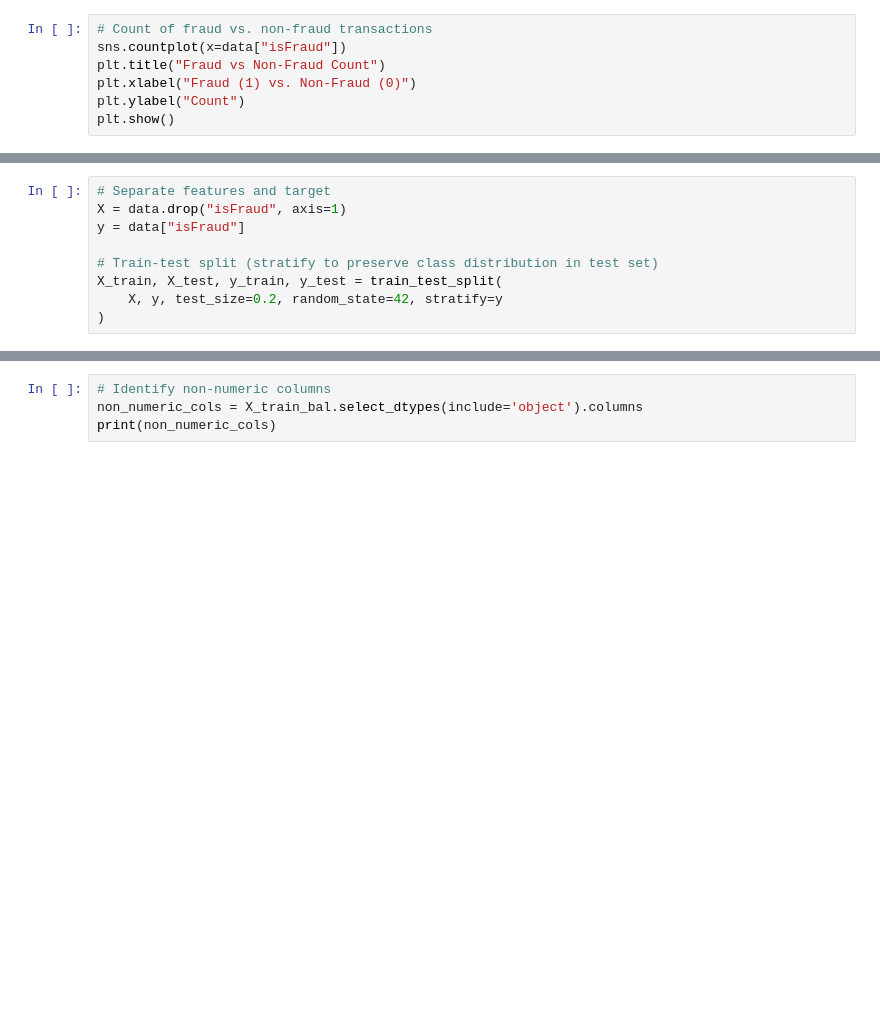
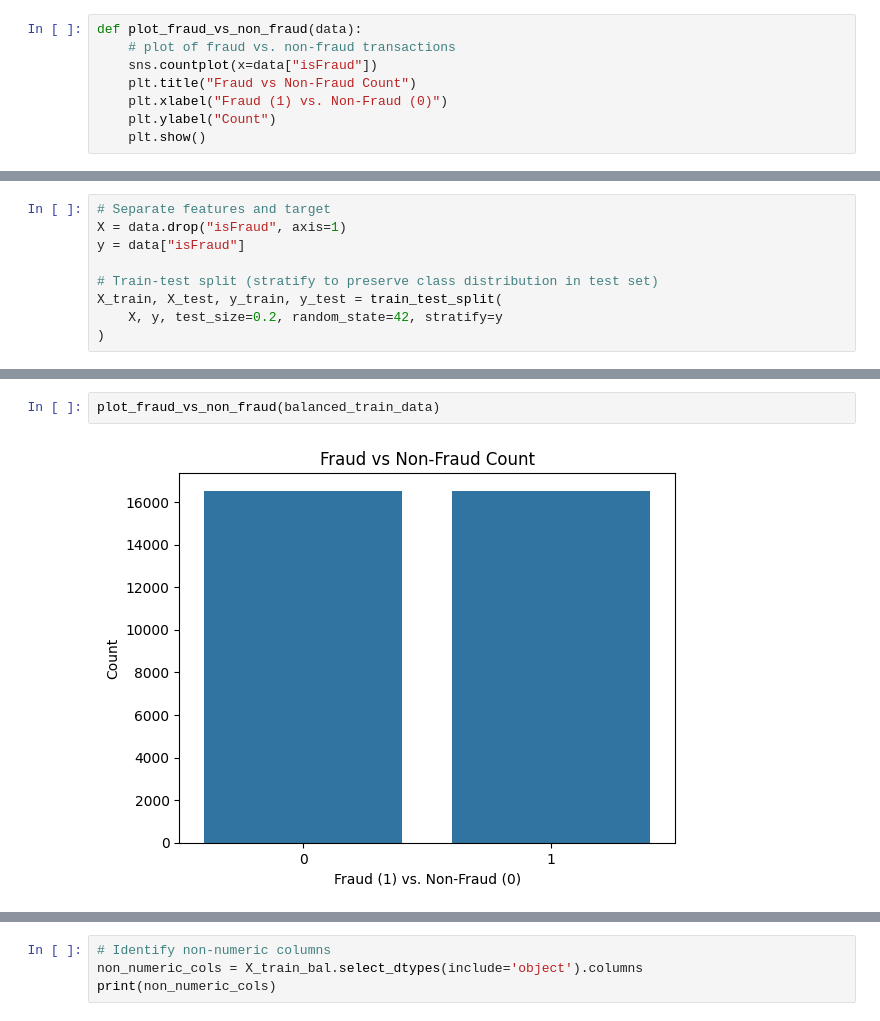
Before and after one commit to joshmoy/xai-fraud-detection, a Jupyter notebook: fraud_detection.ipynb, the cells around one changed output, grey strips where cells are left out. Drawn from its saved outputs; the diff is of its cells as text; blank space fills up the shorter version.

```diff
--- a/fraud_detection.ipynb
+++ b/fraud_detection.ipynb
@@ -130,9 +145,10 @@ Many transaction-related features (e.g., TransactionAmt) have skewed distributio
 # %% [markdown]
 # **1.3 Data Exploration**
 # %%
-# Count of fraud vs. non-fraud transactions
-sns.countplot(x=data["isFraud"])
-plt.title("Fraud vs Non-Fraud Count")
-plt.xlabel("Fraud (1) vs. Non-Fraud (0)")
-plt.ylabel("Count")
-plt.show()
+def plot_fraud_vs_non_fraud(data):
+    # plot of fraud vs. non-fraud transactions
+    sns.countplot(x=data["isFraud"])
+    plt.title("Fraud vs Non-Fraud Count")
+    plt.xlabel("Fraud (1) vs. Non-Fraud (0)")
+    plt.ylabel("Count")
+    plt.show()
@@ -253,0 +277,4 @@ print(len(y_train_bal))
+# %%
+plot_fraud_vs_non_fraud(balanced_train_data)
+# %% [output]
+[figure, added]
```
Also changed, not shown: parts of 66 cells of this notebook.
